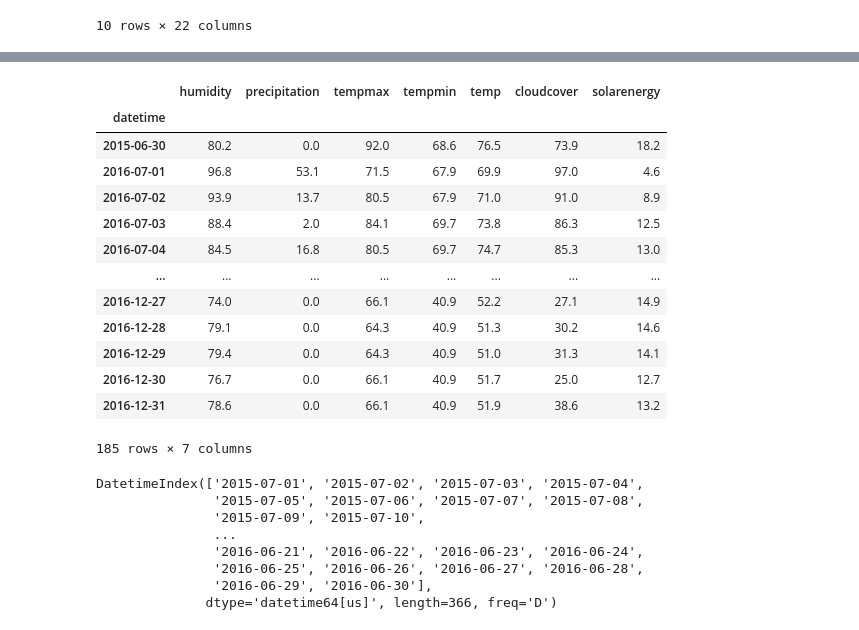
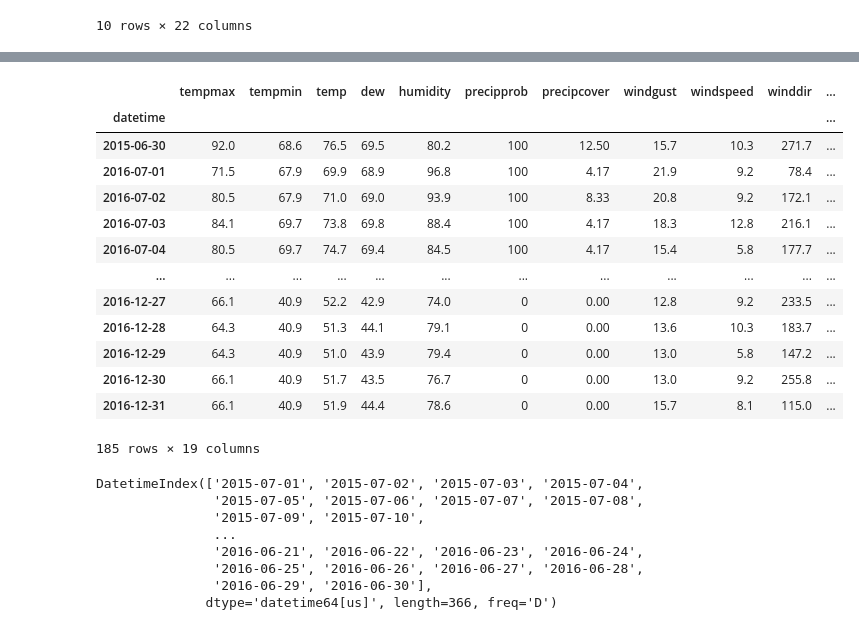
Before and after one commit to Data200-May2026/data200-team-moringa, a Jupyter notebook: Data200/Project.ipynb, the cells around one changed output, grey strips where cells are left out. Drawn from its saved outputs; the diff is of its cells as text; code cells hidden in the pictures.

```diff
--- a/Data200/Project.ipynb
+++ b/Data200/Project.ipynb
@@ -62,7 +51,12 @@ dtype: object
 # %%
-columns_to_keep = ['datetime', 'humidity','precipitation','tempmax','tempmin','temp', 'cloudcover','solarenergy']
 
-new_df = data[columns_to_keep]
+columns_to_keep = ['datetime', 'tempmax', 'tempmin', 'temp', 'dew', 'humidity',
+       'precipprob', 'precipcover', 'windgust', 'windspeed',
+       'winddir', 'sealevelpressure', 'cloudcover', 'visibility',
+       'solarradiation', 'solarenergy', 'uvindex', 'sunrise',
+       'sunset', 'precipitation']
 
-new_df[:10]
+data = data[columns_to_keep]
+
+data[:10]
 # %% [output]
@@ -91,3 +93,13 @@ solarenergy      float64
 dtype: object
 # %%
-new_df['datetime'] = pd.to_datetime(new_df['datetime'])
+# STEP 1: Explicitly convert the text strings into true datetimes first
+data['sunrise'] = pd.to_datetime(data['sunrise'])
+data['sunset'] = pd.to_datetime(data['sunset'])
+
+# STEP 2: Now convert the true datetimes into unix integers safely
+data['sunrise'] = data['sunrise'].astype('int64') // 10**9
+data['sunset'] = data['sunset'].astype('int64') // 10**9
+
+data['datetime'] = pd.to_datetime(data['datetime'])
+# %%
+data = data.set_index('datetime')
@@ -152 +187,7 @@ solarenergy      0
 dtype: int64
+# %%
+# Drop rows where lag features couldn't be calculated
+data = data.dropna()
+
+# Double check that your missing value counts are all 0
+print(data.isna().sum())
@@ -153,18 +215,18 @@ dtype: int64
 # %%
-new_df[180:365]
+data[180:365]
 # %% [output]
-|  | humidity | precipitation | tempmax | tempmin | temp | cloudcover | solarenergy |
-| datetime |  |  |  |  |  |  |  |
-| 2015-06-30 | 80.2 | 0.0 | 92.0 | 68.6 | 76.5 | 73.9 | 18.2 |
-| 2016-07-01 | 96.8 | 53.1 | 71.5 | 67.9 | 69.9 | 97.0 | 4.6 |
-| 2016-07-02 | 93.9 | 13.7 | 80.5 | 67.9 | 71.0 | 91.0 | 8.9 |
-| 2016-07-03 | 88.4 | 2.0 | 84.1 | 69.7 | 73.8 | 86.3 | 12.5 |
-| 2016-07-04 | 84.5 | 16.8 | 80.5 | 69.7 | 74.7 | 85.3 | 13.0 |
-| ... | ... | ... | ... | ... | ... | ... | ... |
-| 2016-12-27 | 74.0 | 0.0 | 66.1 | 40.9 | 52.2 | 27.1 | 14.9 |
-| 2016-12-28 | 79.1 | 0.0 | 64.3 | 40.9 | 51.3 | 30.2 | 14.6 |
-| 2016-12-29 | 79.4 | 0.0 | 64.3 | 40.9 | 51.0 | 31.3 | 14.1 |
-| 2016-12-30 | 76.7 | 0.0 | 66.1 | 40.9 | 51.7 | 25.0 | 12.7 |
-| 2016-12-31 | 78.6 | 0.0 | 66.1 | 40.9 | 51.9 | 38.6 | 13.2 |
+|  | tempmax | tempmin | temp | dew | humidity | precipprob | precipcover | windgust | windspeed | winddir | ... |
+| datetime |  |  |  |  |  |  |  |  |  |  | ... |
+| 2015-06-30 | 92.0 | 68.6 | 76.5 | 69.5 | 80.2 | 100 | 12.50 | 15.7 | 10.3 | 271.7 | ... |
+| 2016-07-01 | 71.5 | 67.9 | 69.9 | 68.9 | 96.8 | 100 | 4.17 | 21.9 | 9.2 | 78.4 | ... |
+| 2016-07-02 | 80.5 | 67.9 | 71.0 | 69.0 | 93.9 | 100 | 8.33 | 20.8 | 9.2 | 172.1 | ... |
+| 2016-07-03 | 84.1 | 69.7 | 73.8 | 69.8 | 88.4 | 100 | 4.17 | 18.3 | 12.8 | 216.1 | ... |
+| 2016-07-04 | 80.5 | 69.7 | 74.7 | 69.4 | 84.5 | 100 | 4.17 | 15.4 | 5.8 | 177.7 | ... |
+| ... | ... | ... | ... | ... | ... | ... | ... | ... | ... | ... | ... |
+| 2016-12-27 | 66.1 | 40.9 | 52.2 | 42.9 | 74.0 | 0 | 0.00 | 12.8 | 9.2 | 233.5 | ... |
+| 2016-12-28 | 64.3 | 40.9 | 51.3 | 44.1 | 79.1 | 0 | 0.00 | 13.6 | 10.3 | 183.7 | ... |
+| 2016-12-29 | 64.3 | 40.9 | 51.0 | 43.9 | 79.4 | 0 | 0.00 | 13.0 | 5.8 | 147.2 | ... |
+| 2016-12-30 | 66.1 | 40.9 | 51.7 | 43.5 | 76.7 | 0 | 0.00 | 13.0 | 9.2 | 255.8 | ... |
+| 2016-12-31 | 66.1 | 40.9 | 51.9 | 44.4 | 78.6 | 0 | 0.00 | 15.7 | 8.1 | 115.0 | ... |
-185 rows × 7 columns
+185 rows × 19 columns
 # %%
```
Also changed, not shown: parts of 53 cells of this notebook, 7 other files.
